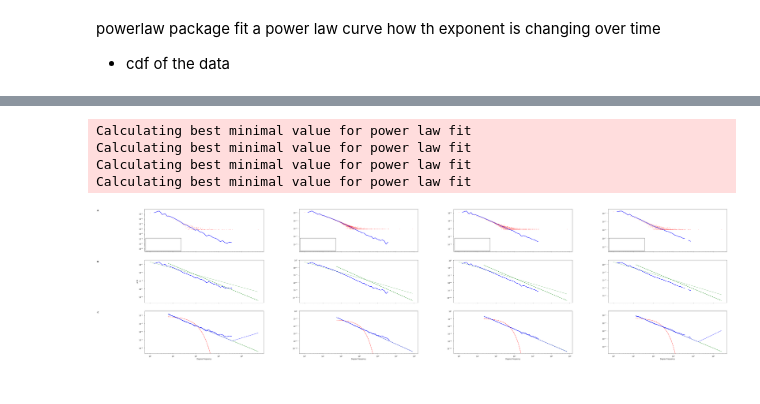
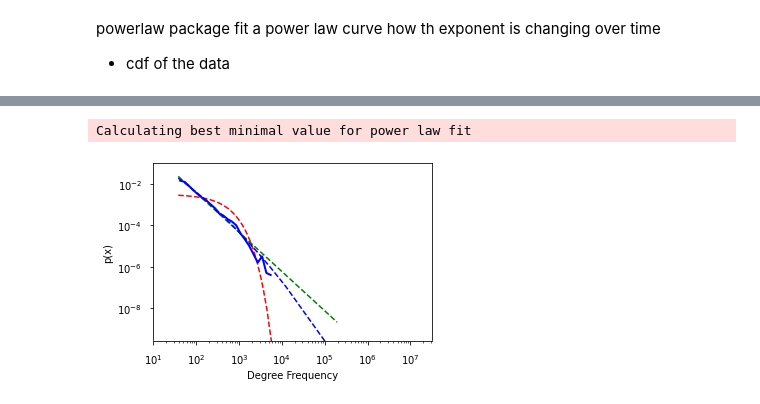
Before and after one commit to Atahanak/eth-dapp-network-analysis, a Jupyter notebook: notebooks/graph_analysis.ipynb, the cells around one changed output, grey strips where cells are left out. Cells and saved outputs as stored; diff of their text form; code cells hidden in the pictures.

```diff
--- a/notebooks/graph_analysis.ipynb
+++ b/notebooks/graph_analysis.ipynb
@@ -56,0 +50,21 @@ nx.info(graph)
+# %%
+#create multidigraph
+edges = graph_info["edges"]
+
+graph = nx.MultiDiGraph()
+for e in edges:
+    u = e[0]
+    v = e[1]
+
+    t = convertTimestamp(e[2])
+    graph.add_edge(u, v, timestamp=t)
+    #print(t)
+    #if t >= datetime.strptime('2020-01-01 00:00:00', '%Y-%m-%d %H:%M:%S') and t <= datetime.strptime('2020-12-31 23:59:59', '%Y-%m-%d %H:%M:%S'):
+    #    graph.add_edge(u, v, timestamp=t)
+    #if t > datetime.strptime('2021-12-31 23:59:59', '%Y-%m-%d %H:%M:%S'):
+    #    break
+print(nx.info(graph))
+nx.info(graph)
+#print("Reciprocity of "+graph_name+" is:", nx.overall_reciprocity(graph))
+#print("Assortativity of "+graph_name+" is:", nx.degree_pearson_correlation_coefficient(graph))
+#print("Average Clustering Coeff of "+ graph_name +" is: ", nx.average_clustering(graph))
@@ -86,7 +106,7 @@ for x in range(0,num_snapshots):
 
 
 for u,v,t in graph.edges(data=True):
-    idx = math.floor((t["timestamp"] - mindelta) / time_period)
+    idx = math.floor((t["timestamp"].timestamp() - mindelta) / time_period)
     graphs[idx].add_edge(u, v)
 
 for g in graphs:
@@ -317,23 +369,26 @@ def plot_basics(data, data_inst, fig, units):
 # %%
-n_data = len(graphs)
+import collections
+import matplotlib.pyplot as plt
+import numpy as np
+import powerlaw
+
+n_data = 1 #len(graphs)
 n_graphs = 4
-f = plt.figure(figsize=(64,22))
+f = plt.figure(figsize=(5,15))
 
 data_inst = 1
-for g in graphs:
-    degrees = g.degree
+#for g in graphs:
+if True:
+    degrees = graph.degree
     data = [i[1] for i in degrees]
     units = 'Degree Frequency'
-    plot_basics(data, data_inst, f, units)
-    data_inst += 1
+    #plot_basics(data, data_inst, f, units)
+    ppp(data, f, units)
+#    data_inst += 1
 
 f.subplots_adjust(left=None, bottom=None, right=None, top=None, wspace=.3, hspace=.2)
-figname = 'FigWorkflow'
-f.savefig(figname+'.png', bbox_inches='tight')
+f.savefig(graph_name+'.png', bbox_inches='tight')
 #f.savefig(figname+'.tiff', bbox_inches='tight', dpi=300)
 # %% [output]
 Calculating best minimal value for power law fit
-Calculating best minimal value for power law fit
-Calculating best minimal value for power law fit
-Calculating best minimal value for power law fit
-[figure, old version]
+[figure, new version]
```
Also changed, not shown: parts of 15 cells of this notebook, 10 other files.
